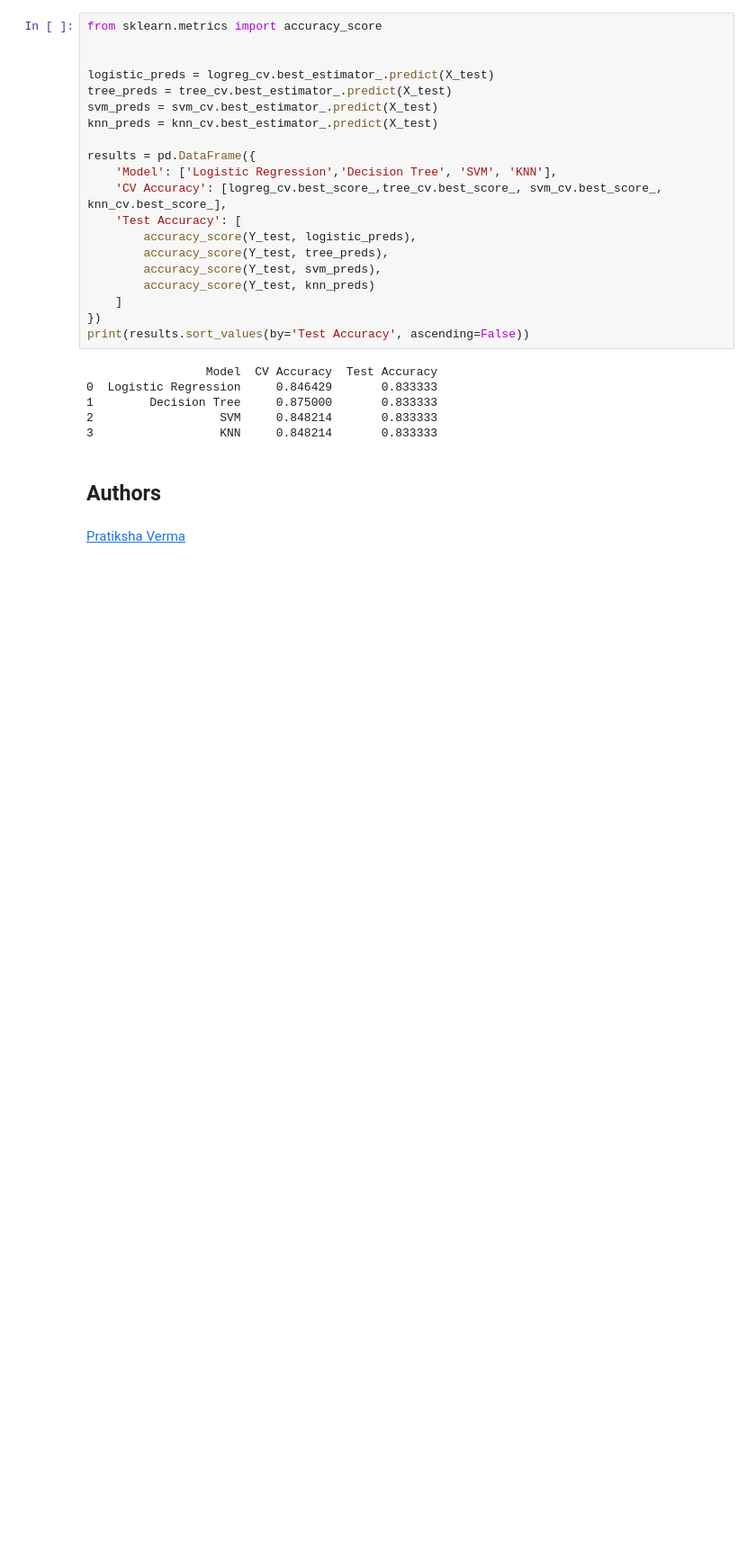
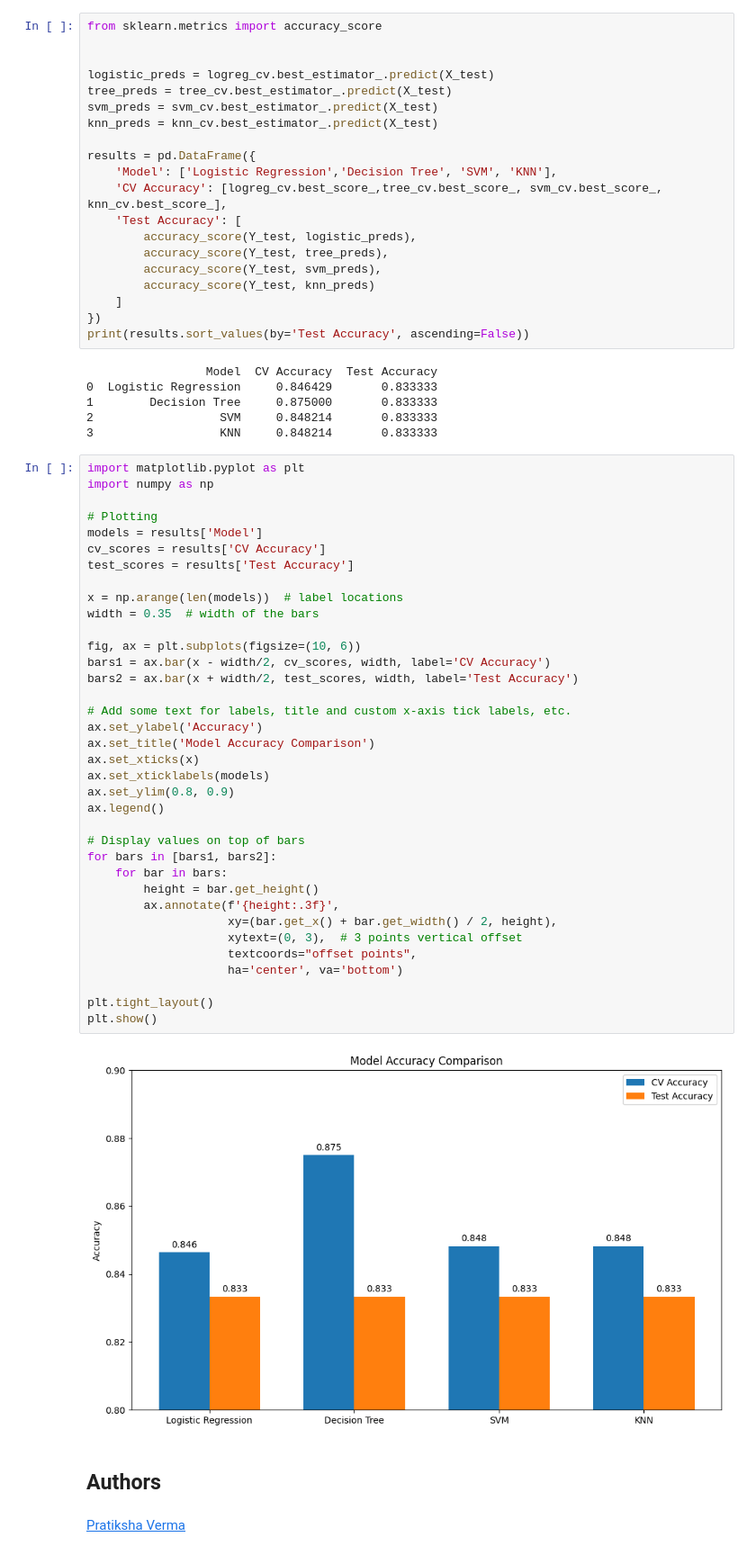
Before and after one commit to camarho01/Capstone_CamiloM, a Jupyter notebook: SpaceX_Machine Learning Prediction_Part_5.ipynb, the cells around one changed output. Shown at 90% size. Cells and saved outputs as stored; diff of their text form; blank space fills up the shorter version.

```diff
--- a/SpaceX_Machine Learning Prediction_Part_5.ipynb
+++ b/SpaceX_Machine Learning Prediction_Part_5.ipynb
@@ -416,6 +416,44 @@ print(results.sort_values(by='Test Accuracy', ascending=False))
 1        Decision Tree     0.875000       0.833333
 2                  SVM     0.848214       0.833333
 3                  KNN     0.848214       0.833333
+# %%
+import matplotlib.pyplot as plt
+import numpy as np
+
+# Plotting
+models = results['Model']
+cv_scores = results['CV Accuracy']
+test_scores = results['Test Accuracy']
+
+x = np.arange(len(models))  # label locations
+width = 0.35  # width of the bars
+
+fig, ax = plt.subplots(figsize=(10, 6))
+bars1 = ax.bar(x - width/2, cv_scores, width, label='CV Accuracy')
+bars2 = ax.bar(x + width/2, test_scores, width, label='Test Accuracy')
+
+# Add some text for labels, title and custom x-axis tick labels, etc.
+ax.set_ylabel('Accuracy')
+ax.set_title('Model Accuracy Comparison')
+ax.set_xticks(x)
+ax.set_xticklabels(models)
+ax.set_ylim(0.8, 0.9)
+ax.legend()
+
+# Display values on top of bars
+for bars in [bars1, bars2]:
+    for bar in bars:
+        height = bar.get_height()
+        ax.annotate(f'{height:.3f}',
+                    xy=(bar.get_x() + bar.get_width() / 2, height),
+                    xytext=(0, 3),  # 3 points vertical offset
+                    textcoords="offset points",
+                    ha='center', va='bottom')
+
+plt.tight_layout()
+plt.show()
+# %% [output]
+[figure, added]
 # %% [markdown]
 ## Authors
 # %% [markdown]
```
Also changed, not shown: parts of 2 cells of this notebook.
